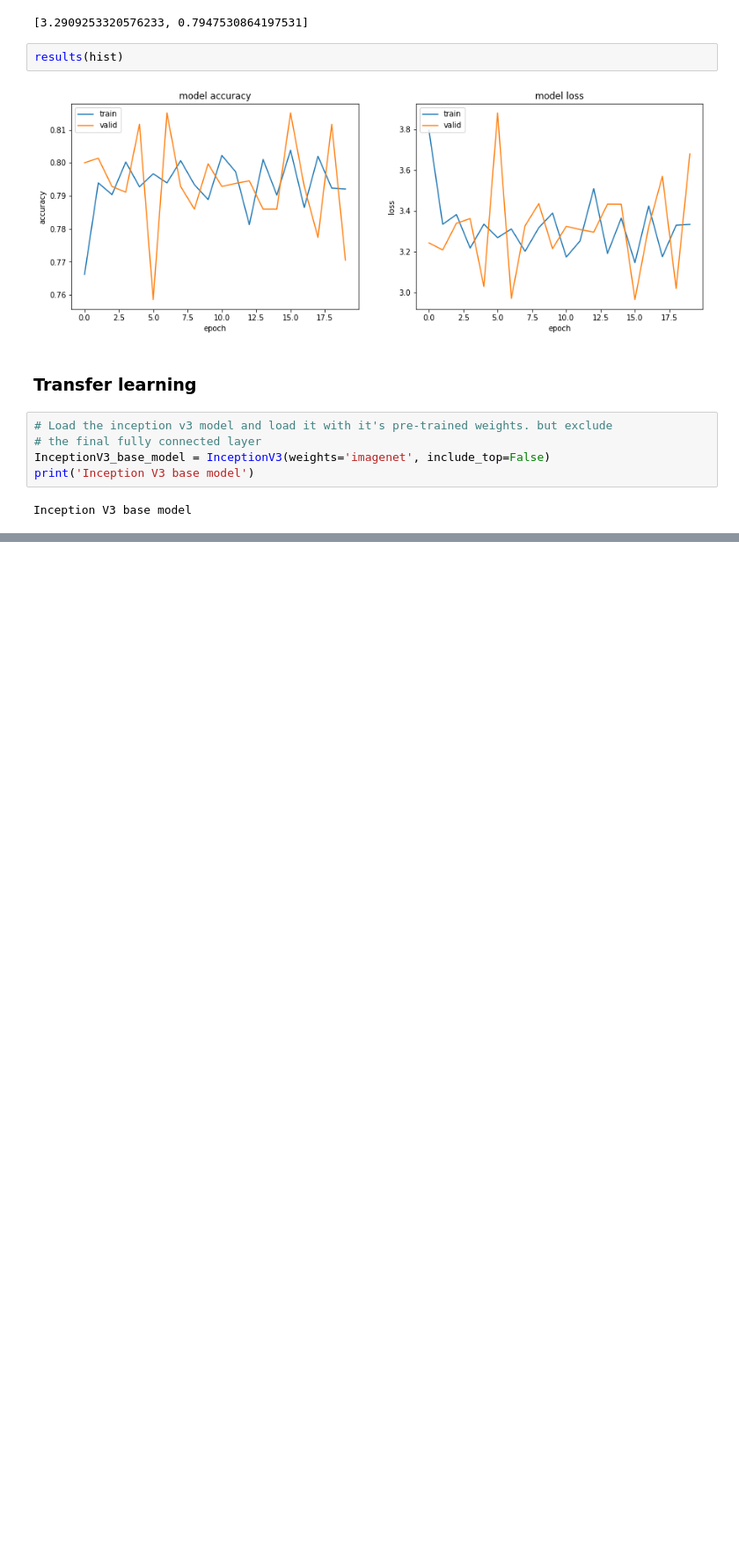
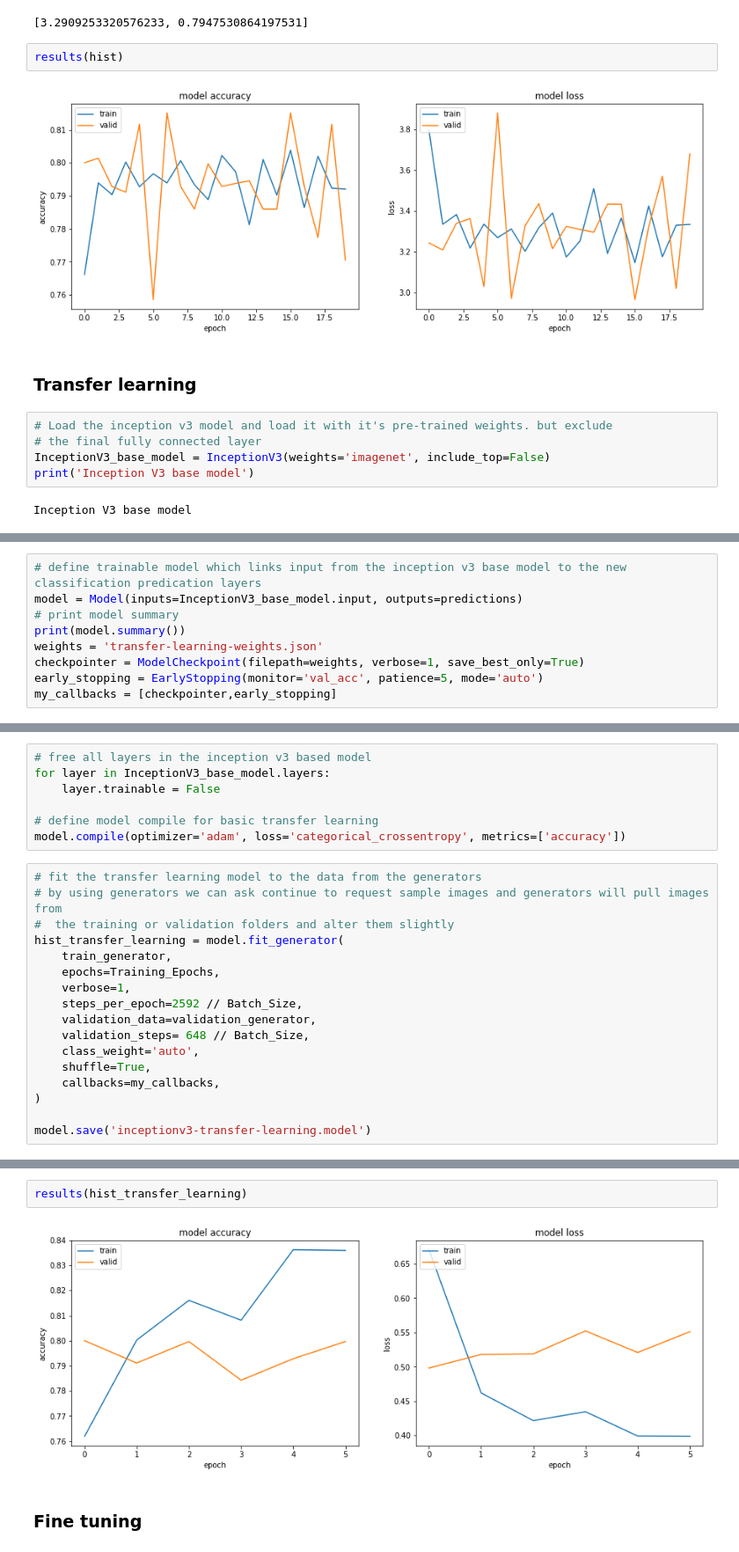
Before and after one commit to MohamedFawzy/ML-projects, a Jupyter notebook: source/heartbeats/test.ipynb, the cells around one changed output, grey strips where cells are left out. Shown at 88% size. Drawn from its saved outputs; the diff is of its cells as text; blank space fills up the shorter version.

Commit message:
add transfer learning

```diff
--- a/source/heartbeats/test.ipynb
+++ b/source/heartbeats/test.ipynb
@@ -369,0 +367,9 @@ NameError: name 'GlobalAveragePooling2D' is not defined
+# %%
+# define trainable model which links input from the inception v3 base model to the new classification predication layers
+model = Model(inputs=InceptionV3_base_model.input, outputs=predictions)
+# print model summary
+print(model.summary())
+weights = 'transfer-learning-weights.json'
+checkpointer = ModelCheckpoint(filepath=weights, verbose=1, save_best_only=True)
+early_stopping = EarlyStopping(monitor='val_acc', patience=5, mode='auto')
+my_callbacks = [checkpointer,early_stopping]
@@ -369,0 +394,24 @@ NameError: name 'GlobalAveragePooling2D' is not defined
+# %%
+# free all layers in the inception v3 based model
+for layer in InceptionV3_base_model.layers:
+    layer.trainable = False
+
+# define model compile for basic transfer learning
+model.compile(optimizer='adam', loss='categorical_crossentropy', metrics=['accuracy'])
+# %%
+# fit the transfer learning model to the data from the generators
+# by using generators we can ask continue to request sample images and generators will pull images from
+#  the training or validation folders and alter them slightly
+hist_transfer_learning = model.fit_generator(
+    train_generator,
+    epochs=Training_Epochs,
+    verbose=1,
+    steps_per_epoch=2592 // Batch_Size,
+    validation_data=validation_generator,
+    validation_steps= 648 // Batch_Size,
+    class_weight='auto',
+    shuffle=True,
+    callbacks=my_callbacks,
+)
+
+model.save('inceptionv3-transfer-learning.model')
@@ -369,0 +436,6 @@ NameError: name 'GlobalAveragePooling2D' is not defined
+# %%
+results(hist_transfer_learning)
+# %% [output]
+[figure, added]
+# %% [markdown]
+### Fine tuning
```
Also changed, not shown: parts of 9 cells of this notebook.
